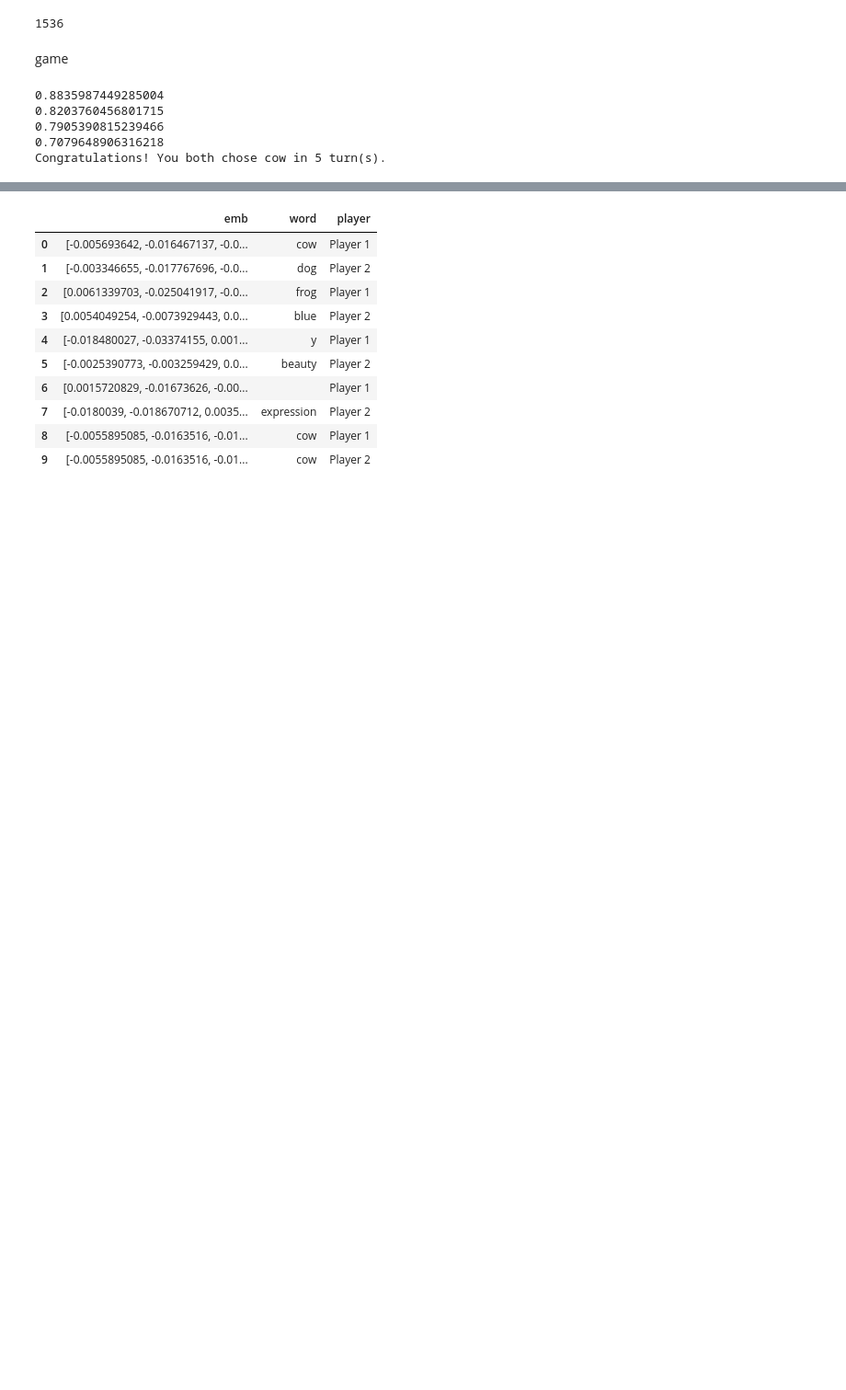
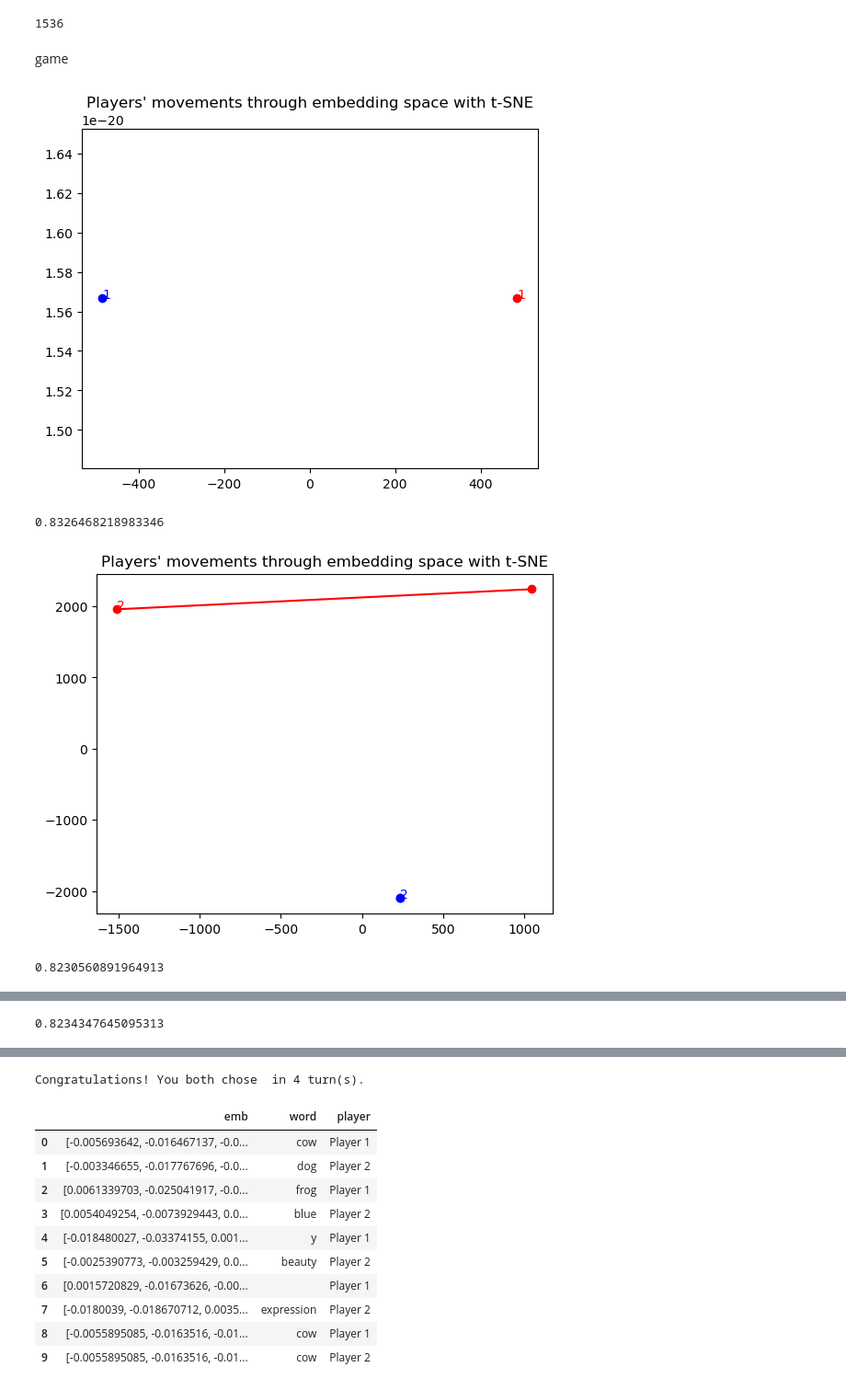
Before and after one commit to expofx/pairdle, a Jupyter notebook: pairdle.ipynb, the cells around one changed output, grey strips where cells are left out. Shown at 92% size. Cells and saved outputs as stored; diff of their text form; code cells hidden in the pictures; blank space fills up the shorter version.

```diff
--- a/pairdle.ipynb
+++ b/pairdle.ipynb
@@ -41,30 +42,43 @@ game
 # %%
 turns = 1
 embeddings = []
 words = []
 players = []
 
 while True:
     player1_word = input("Player 1, enter your word: ").strip()
     player2_word = input("Player 2, enter your word: ").strip()
 
     embeddings.append(get_emb(player1_word))
     words.append(player1_word)
     players.append('Player 1')
     embeddings.append(get_emb(player2_word))
     words.append(player2_word)
     players.append('Player 2')
 
+    mat = np.array(embeddings)
+    vis = TSNE(n_components=2, perplexity=min(5, turns), random_state=42).fit_transform(mat)
+
+    # Highlight Movements for Player 1 and Player 2
+    for player_idx, color in zip([0, 1], ['red', 'blue']):
+        path = vis[player_idx::2]
+        plt.plot(path[:, 0], path[:, 1], color=color, linestyle='-', marker='o')
+        plt.text(path[-1, 0], path[-1, 1], turns, color=color)
+
+    plt.title("Players' movements through embedding space with t-SNE")
+    plt.show(block=False)
+    plt.pause(1)  # Real-time update effect
+
     if player1_word == player2_word:
         print(f"Congratulations! You both chose {player1_word} in {turns} turn(s).")
         break
 
-    distance = get_distance(player1_word, player2_word)
-    print(distance)
+    ax.clear()
+    similarity = get_similarity(player1_word, player2_word)
+    print(similarity)
     turns += 1
 # %% [output]
+[figure, added]
-0.8835987449285004
-0.8203760456801715
-0.7905390815239466
-0.7079648906316218
-Congratulations! You both chose cow in 5 turn(s).
+0.8326468218983346
+[figure, added]
+0.8230560891964913
@@ -70,0 +86 @@ Congratulations! You both chose cow in 5 turn(s).
+0.8234347645095313
@@ -71,3 +88,4 @@ Congratulations! You both chose cow in 5 turn(s).
+Congratulations! You both chose  in 4 turn(s).
 # %%
 df = pd.DataFrame({'emb': embeddings, 'word': words, 'player': players})
 df
```
Also changed, not shown: parts of 8 cells of this notebook, 1 other file.
